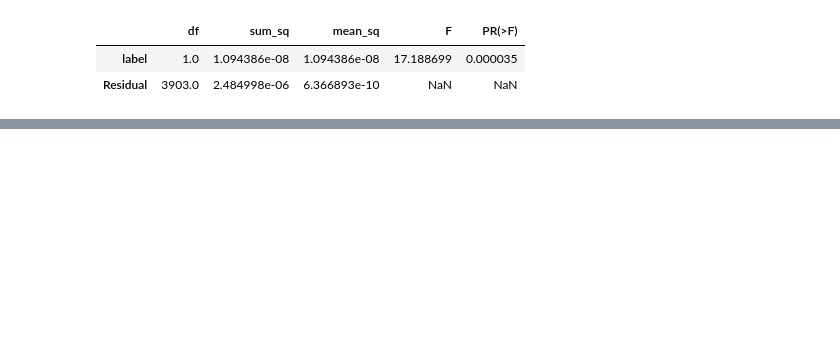
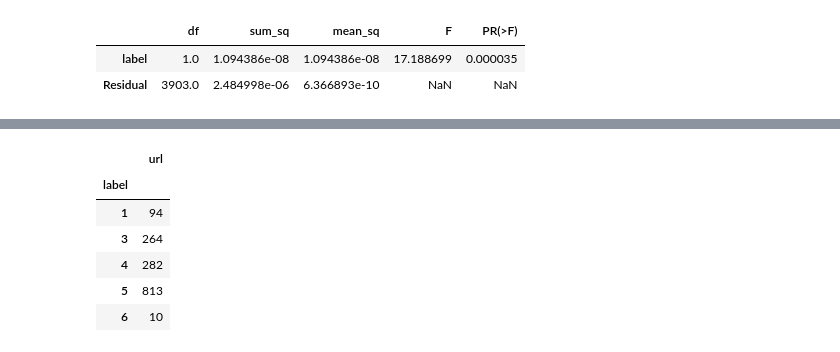
Before and after one commit to PeterCarragher/cc-webgraph, a Jupyter notebook: ranking/ppr_pre_post_plots.ipynb, the cells around one changed output, grey strips where cells are left out. Drawn from its saved outputs; the diff is of its cells as text; code cells hidden in the pictures; blank space fills up the shorter version.

```diff
--- a/ranking/ppr_pre_post_plots.ipynb
+++ b/ranking/ppr_pre_post_plots.ipynb
@@ -108,0 +124,13 @@ Kruskal-Wallis H test p-value: [1.14946585e-260]
+# %%
+str_discovered_urls = pd.read_csv('data/preference_vectors/domain_lists/link_scheme_str_domains.txt', names=['url'])
+str_discovered_urls['url'] = str_discovered_urls['url'].apply(reverse_url)
+str_urls_overlap = str_discovered_urls.merge(right=domain_labels[['url', 'label']], on='url', how='inner')
+str_urls_overlap.groupby('label').count()
+# %% [output]
+|  | url |
+| label |  |
+| 1 | 94 |
+| 3 | 264 |
+| 4 | 282 |
+| 5 | 813 |
+| 6 | 10 |
```
Also changed, not shown: parts of 5 cells of this notebook, 4 other files.
